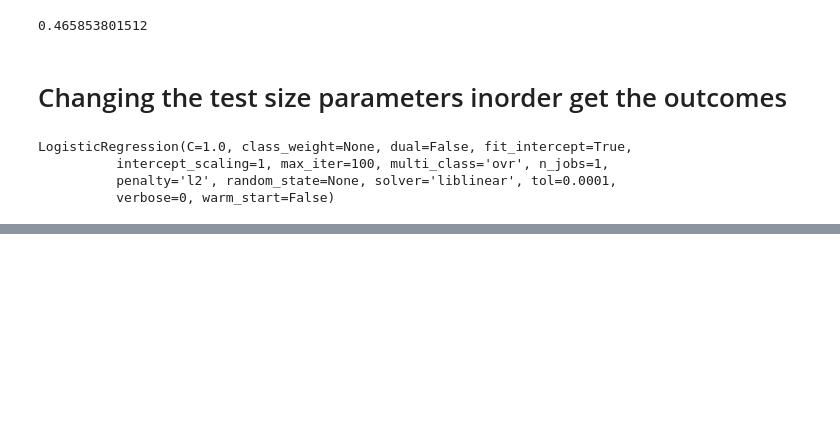
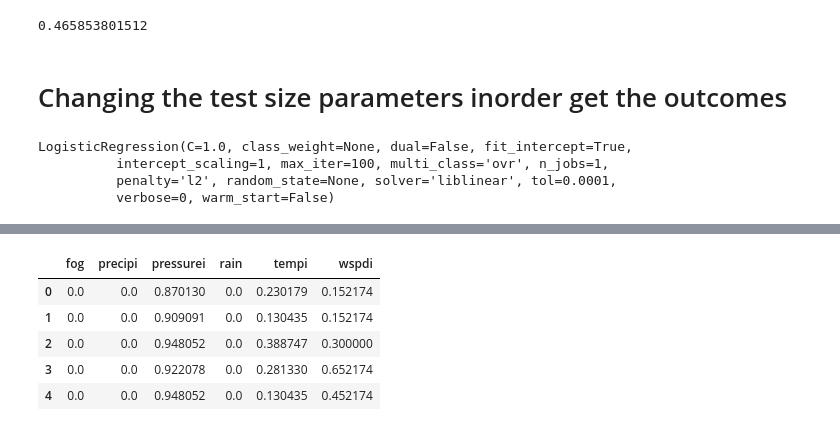
Before and after one commit to AswathKiruba/Machine-Learning, a Jupyter notebook: Multi-Class Classification.ipynb, the cells around one changed output, grey strips where cells are left out. Cells and saved outputs as stored; diff of their text form; code cells hidden in the pictures; blank space fills up the shorter version.

```diff
--- a/Multi-Class Classification.ipynb
+++ b/Multi-Class Classification.ipynb
@@ -122,0 +223,21 @@ print(metrics.accuracy_score(Y_test,Y_pred))
+# %%
+# Create a minimum and maximum processor object
+min_max_scaler = preprocessing.MinMaxScaler()
+
+# Create an object to transform the data to fit minmax processor
+x_scaled = min_max_scaler.fit_transform(X)
+
+# Run the normalizer on the dataframe
+df_normalized = pd.DataFrame(x_scaled)
+# %%
+# View the dataframe
+df_normalized.head()
+df_normalized.columns = ['fog','precipi','pressurei','rain','tempi','wspdi']
+df_normalized.head()
+# %% [output]
+|  | fog | precipi | pressurei | rain | tempi | wspdi |
+| 0 | 0.0 | 0.0 | 0.870130 | 0.0 | 0.230179 | 0.152174 |
+| 1 | 0.0 | 0.0 | 0.909091 | 0.0 | 0.130435 | 0.152174 |
+| 2 | 0.0 | 0.0 | 0.948052 | 0.0 | 0.388747 | 0.300000 |
+| 3 | 0.0 | 0.0 | 0.922078 | 0.0 | 0.281330 | 0.652174 |
+| 4 | 0.0 | 0.0 | 0.948052 | 0.0 | 0.130435 | 0.452174 |
```
Also changed, not shown: parts of 23 cells of this notebook.
